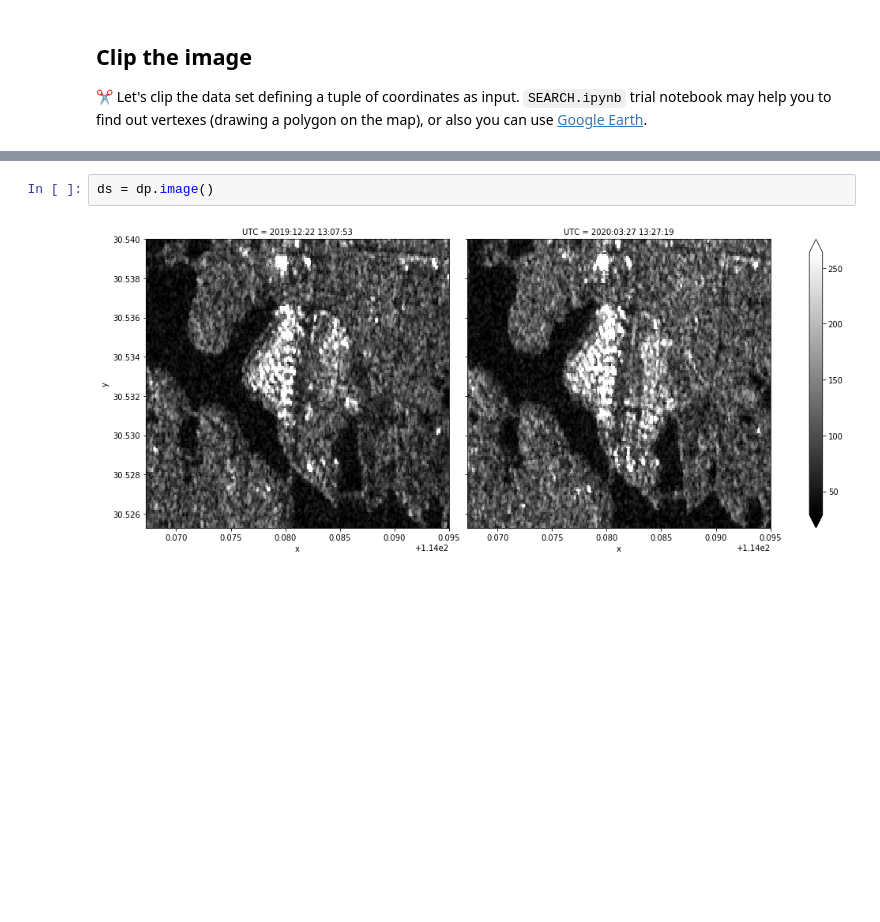
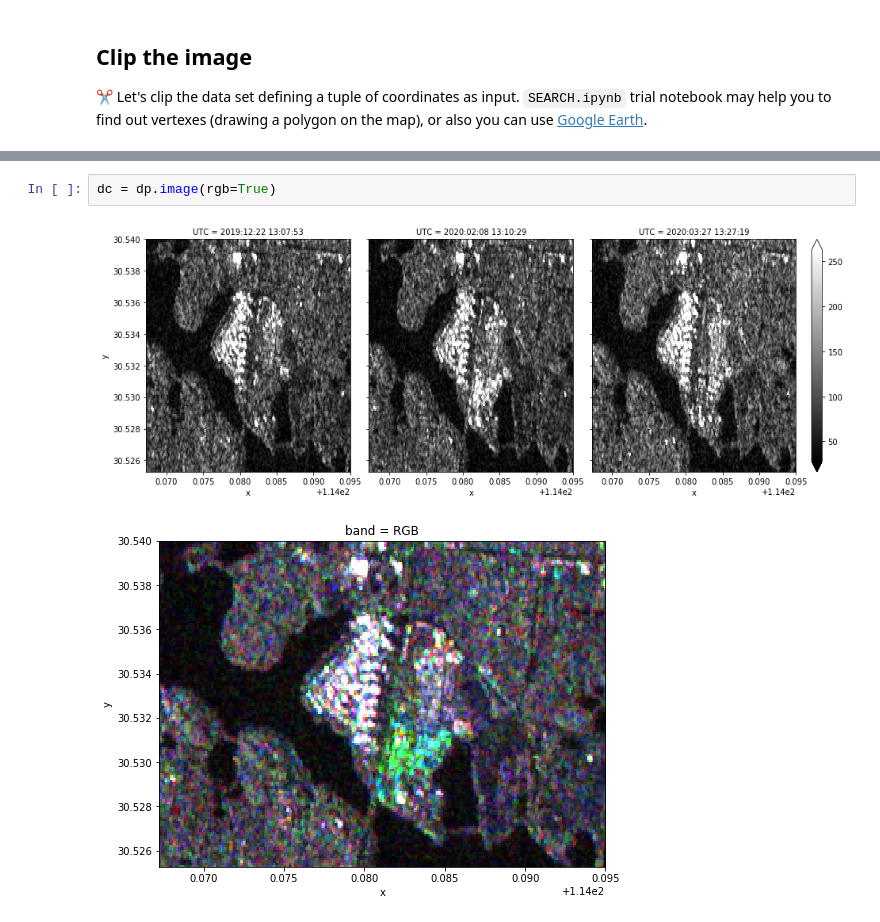
Before and after one commit to SercoSPA/CLEOPE, a Jupyter notebook: Trials/S1/S1_notebook.ipynb, the cells around one changed output, grey strips where cells are left out. Cells and saved outputs as stored; diff of their text form; blank space fills up the shorter version.

```diff
--- a/Trials/S1/S1_notebook.ipynb
+++ b/Trials/S1/S1_notebook.ipynb
@@ -37,4 +35,5 @@ Run the following cell to visualise the results. <br>
 # %%
-ds = dp.image()
+dc = dp.image(rgb=True)
 # %% [output]
-[figure, old version]
+[figure, new version]
+[figure, added]
```
Also changed, not shown: parts of 3 cells of this notebook, 14 other files.
